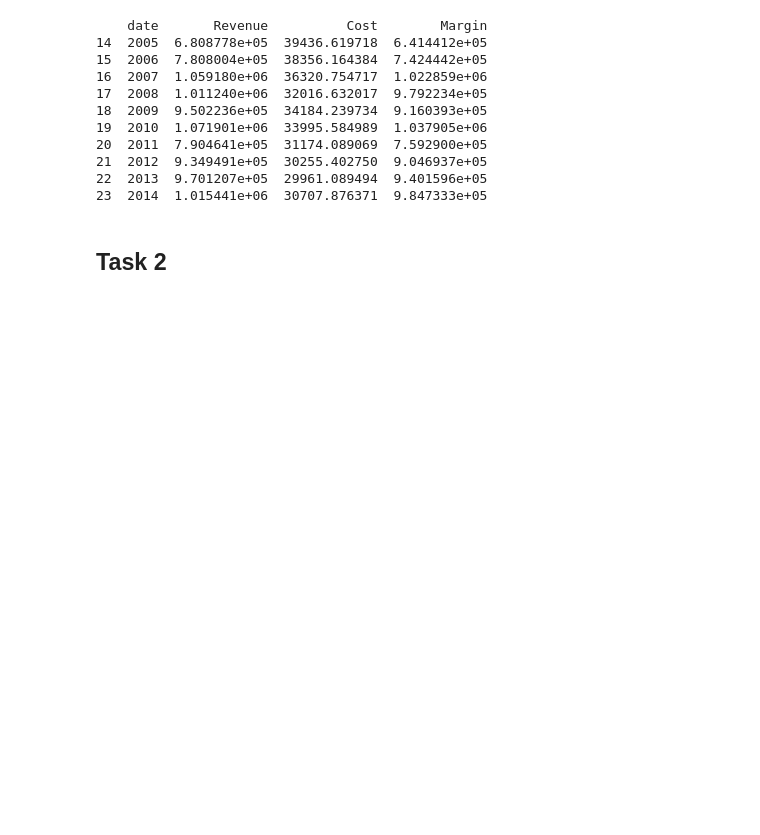
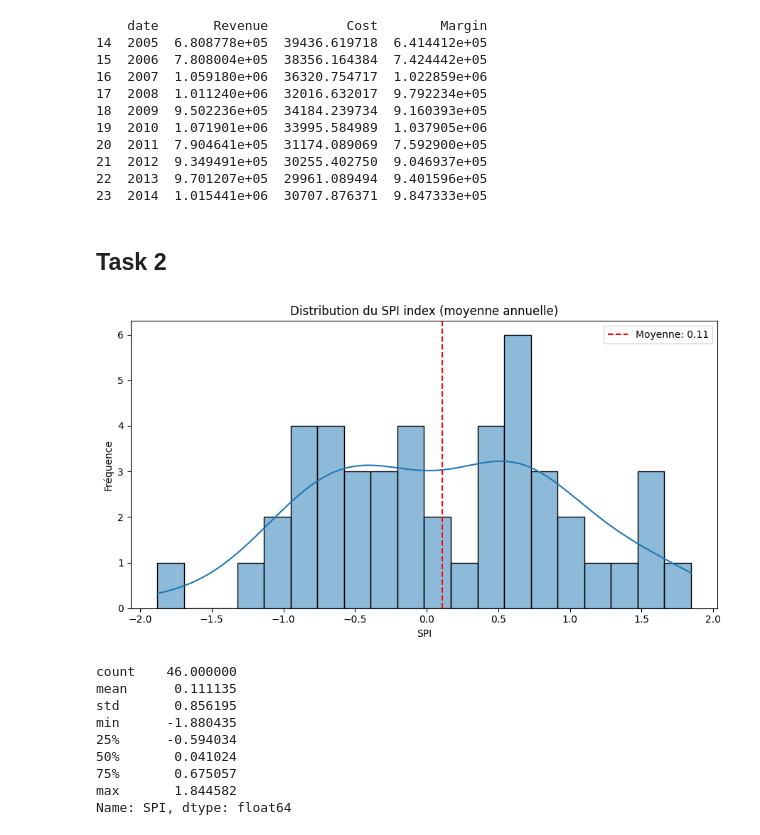
Before and after one commit to lochardi/GreenFinance, a Jupyter notebook: main.ipynb, the cells around one changed output. Drawn from its saved outputs; the diff is of its cells as text; code cells hidden in the pictures; blank space fills up the shorter version.

```diff
--- a/main.ipynb
+++ b/main.ipynb
@@ -233,3 +233,30 @@ print(flows.head(10))
 23  2014  1.015441e+06  30707.876371  9.847333e+05
 # %% [markdown]
 ## Task 2
+# %%
+import matplotlib.pyplot as plt
+import seaborn as sns
+
+# Distribution du SPI index annuel
+plt.figure(figsize=(9, 5))
+sns.histplot(SPI_index['SPI'].dropna(), bins=20, kde=True)
+plt.axvline(SPI_index['SPI'].mean(), color='red', linestyle='--', label=f"Moyenne: {SPI_index['SPI'].mean():.2f}")
+plt.title('Distribution du SPI index (moyenne annuelle)')
+plt.xlabel('SPI')
+plt.ylabel('Fréquence')
+plt.legend()
+plt.tight_layout()
+plt.show()
+
+print(SPI_index['SPI'].describe())
+# %% [output]
+[figure, added]
+count    46.000000
+mean      0.111135
+std       0.856195
+min      -1.880435
+25%      -0.594034
+50%       0.041024
+75%       0.675057
+max       1.844582
+Name: SPI, dtype: float64
```
Also changed, not shown: parts of 4 cells of this notebook.
